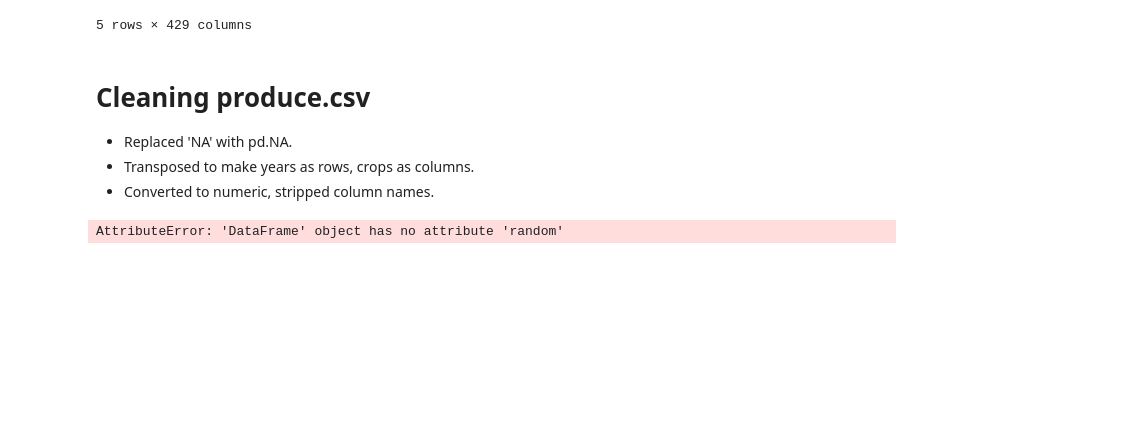
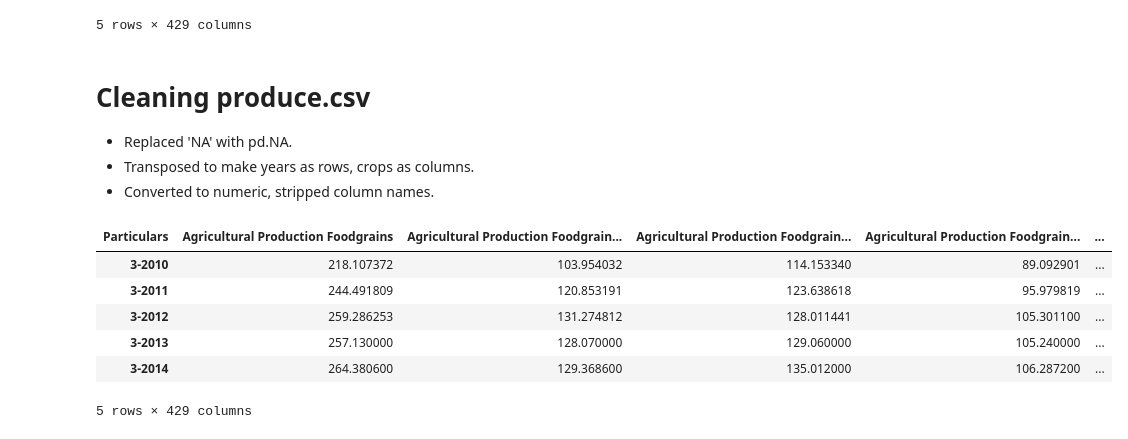
Before and after one commit to shadinmc/Agri-Crop-Prediction-India, a Jupyter notebook: notebooks/Agri_Analysis.ipynb, the cells around one changed output. Cells and saved outputs as stored; diff of their text form; code cells hidden in the pictures; blank space fills up the shorter version.

Commit message:
Fixed KeyError and completed Step 7: Cleaned datafile (2).csv

```diff
--- a/notebooks/Agri_Analysis.ipynb
+++ b/notebooks/Agri_Analysis.ipynb
@@ -72,6 +72,12 @@ df_produce_t.head()
 - Transposed to make years as rows, crops as columns.
 - Converted to numeric, stripped column names.
 # %%
-df_produce_t.t()
+df_produce_t.tail()
 # %% [output]
+| Particulars | Agricultural Production Foodgrains | Agricultural Production Foodgrain... | Agricultural Production Foodgrain... | Agricultural Production Foodgrain... | ... |
+| 3-2010 | 218.107372 | 103.954032 | 114.153340 | 89.092901 | ... |
+| 3-2011 | 244.491809 | 120.853191 | 123.638618 | 95.979819 | ... |
+| 3-2012 | 259.286253 | 131.274812 | 128.011441 | 105.301100 | ... |
+| 3-2013 | 257.130000 | 128.070000 | 129.060000 | 105.240000 | ... |
+| 3-2014 | 264.380600 | 129.368600 | 135.012000 | 106.287200 | ... |
-AttributeError: 'DataFrame' object has no attribute 'random'
+5 rows × 429 columns
```
Also changed, not shown: parts of 3 cells of this notebook.
